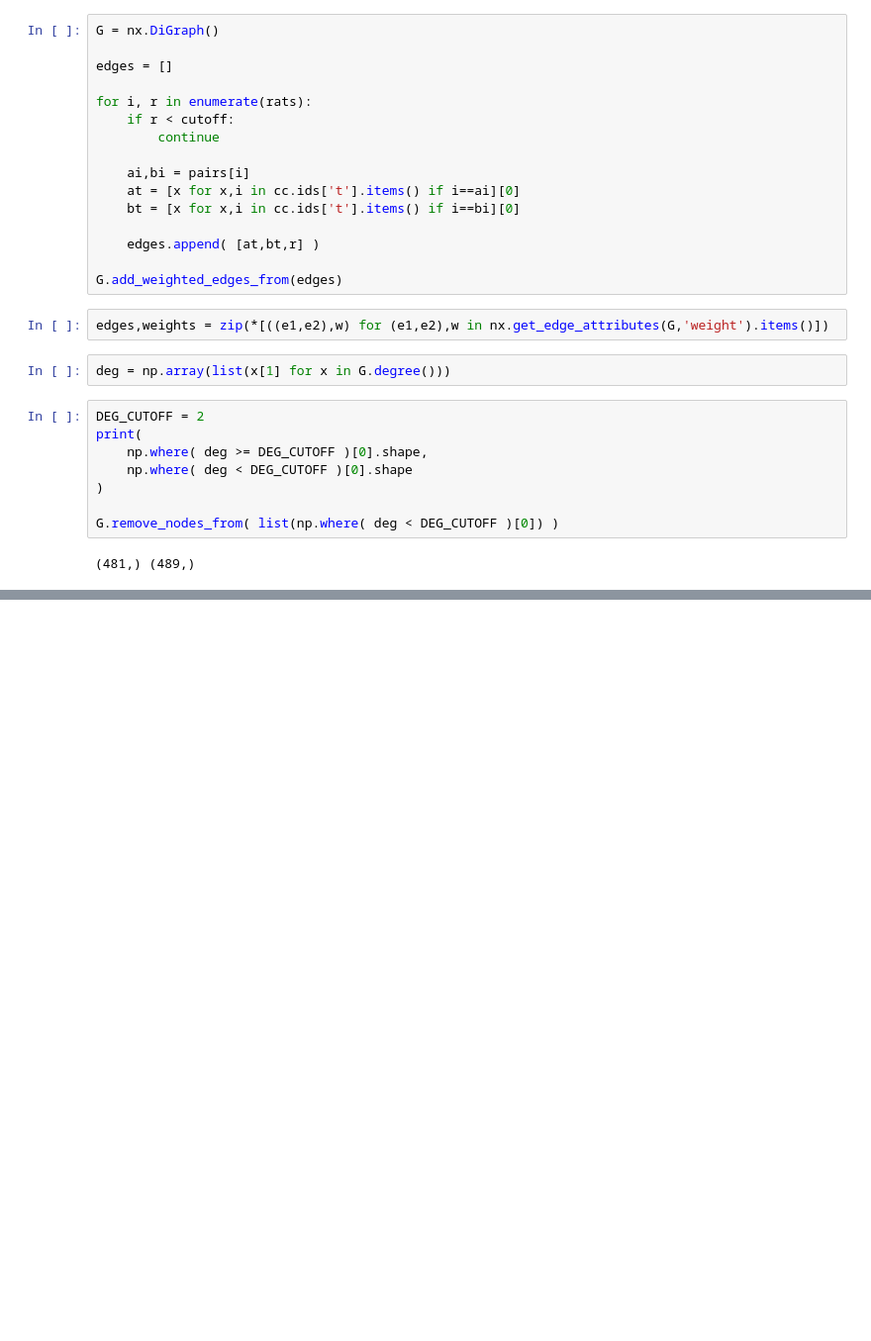
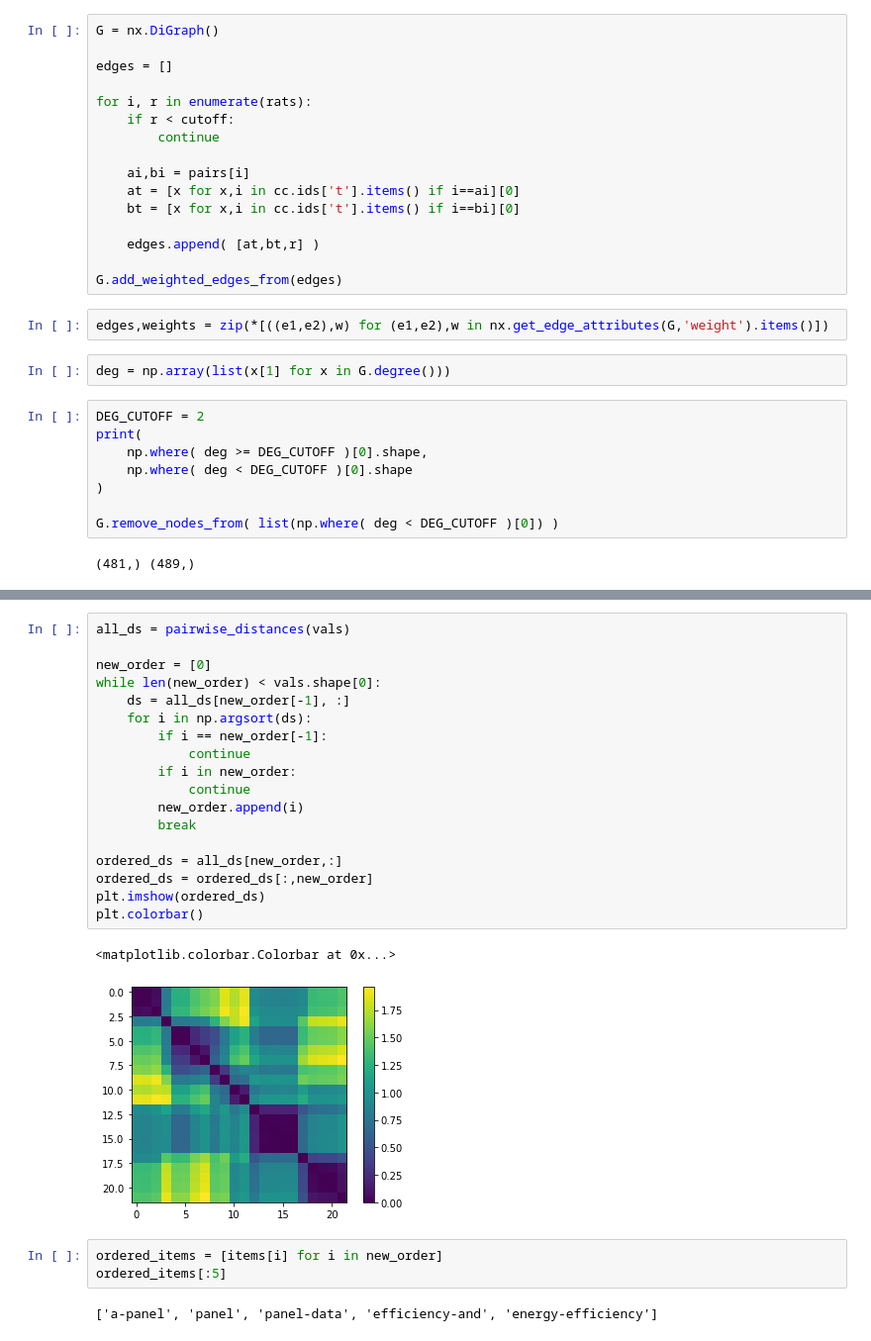
Before and after one commit to amcgail/kk-jstor-sociology, a Jupyter notebook: cooccurence/cooc_networks-econ.ipynb, the cells around one changed output, grey strips where cells are left out. Shown: that part at 99% size. Cells and saved outputs as stored; diff of their text form; blank space fills up the shorter version.

```diff
--- a/cooccurence/cooc_networks-econ.ipynb
+++ b/cooccurence/cooc_networks-econ.ipynb
@@ -197,0 +216,26 @@ for i,Gcomp_nodes in enumerate(nodes_list[:R*C]):
+# %%
+all_ds = pairwise_distances(vals)
+
+new_order = [0]
+while len(new_order) < vals.shape[0]:
+    ds = all_ds[new_order[-1], :]
+    for i in np.argsort(ds):
+        if i == new_order[-1]:
+            continue
+        if i in new_order:
+            continue
+        new_order.append(i)
+        break
+
+ordered_ds = all_ds[new_order,:]
+ordered_ds = ordered_ds[:,new_order]
+plt.imshow(ordered_ds)
+plt.colorbar()
+# %% [output]
+<matplotlib.colorbar.Colorbar at 0x...>
+[figure, added]
+# %%
+ordered_items = [items[i] for i in new_order]
+ordered_items[:5]
+# %% [output]
+['a-panel', 'panel', 'panel-data', 'efficiency-and', 'energy-efficiency']
```
Also changed, not shown: parts of 8 cells of this notebook.
